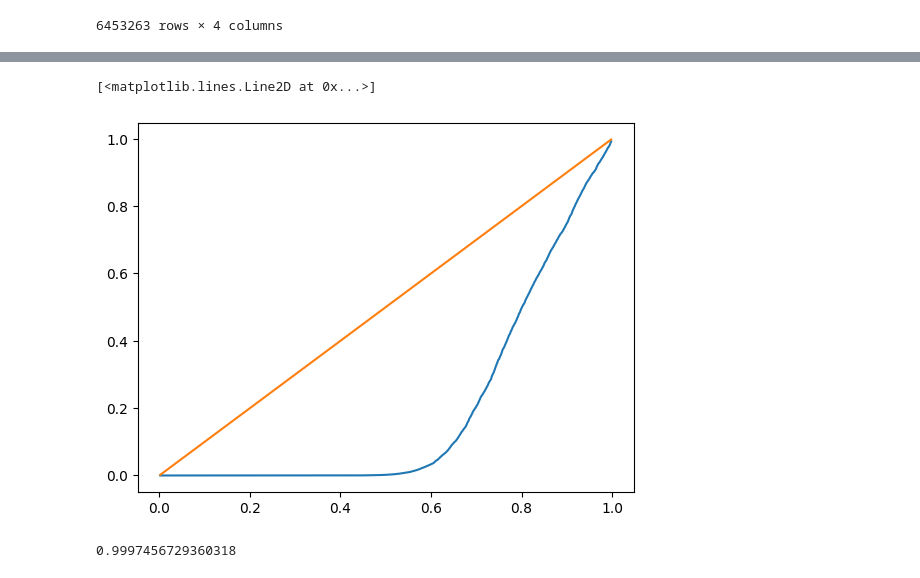
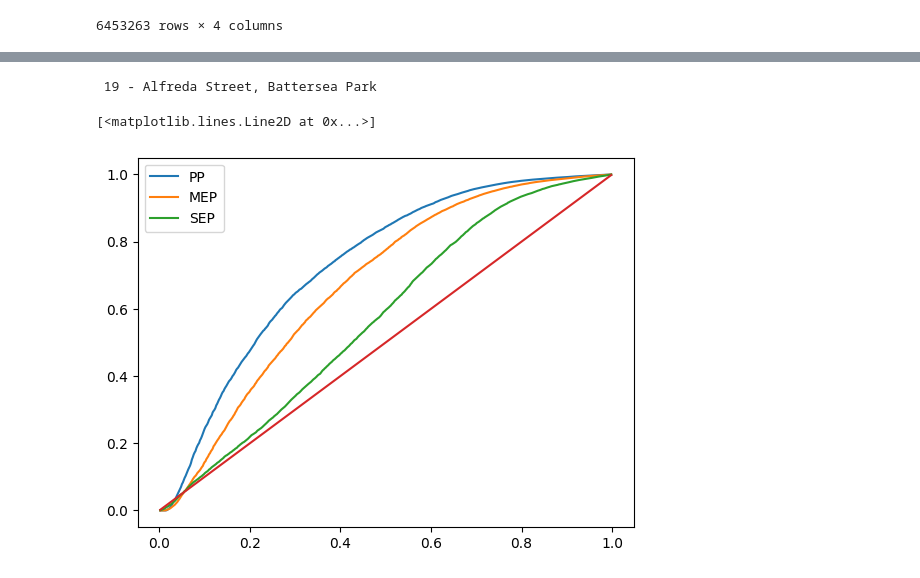
Before and after one commit to fraspass/gb-mep, a Jupyter notebook: notebooks/Santander_Cycles.ipynb, the cells around one changed output, grey strips where cells are left out. Saved outputs shown, nothing was run; the diff lists cells and outputs as text; code cells hidden in the pictures.

```diff
--- a/notebooks/Santander_Cycles.ipynb
+++ b/notebooks/Santander_Cycles.ipynb
@@ -100,13 +32,28 @@ q = G.pvals_poisson_process(param=pp, node_index=4)
+# %%
+res = G.fit(x0=-np.ones(5), subset_nodes=range(20), start_times=False, end_times=True, distance_start=False, distance_end=False, thresh=1)
+res2 = G.fit(x0=-np.ones(5), subset_nodes=range(20), start_times=True, end_times=False, distance_start=False, distance_end=False, thresh=1)
+# %% [output]
+ 19 - Alfreda Street, Battersea Park
+# %%
+index = 10
+pp = np.exp(res[index].x)
+pp[2] += pp[1]
+q = G.pvals_mep(params=pp, node_index=4)
+pp = np.exp(res2[index].x)
+pp[2] += pp[1]
+q3 = G.pvals_sep(params=pp, node_index=4)
+q2 = G.pvals_poisson_process(param=G.N[index]/G.T, node_index=4)
 # %%
 x = np.linspace(start=0, stop=1, num=501, endpoint=False)[1:]
 y = np.percentile(a=q, q=x*100)
+y2 = np.percentile(a=q2, q=x*100)
+y3 = np.percentile(a=q3, q=x*100)
 import matplotlib.pyplot as plt
-plt.plot(x,y)
+plt.plot(x,y2,label='PP')
+plt.plot(x,y,label='MEP')
+plt.plot(x,y3, label='SEP')
+plt.legend()
 plt.plot(x,x)
 # %% [output]
 [<matplotlib.lines.Line2D at 0x...>]
-[figure, old version]
+[figure, new version]
-# %%
-np.min(q)
-# %% [output]
-0.9997456729360318
```
Also changed, not shown: parts of 3 cells of this notebook, 1 other file.
